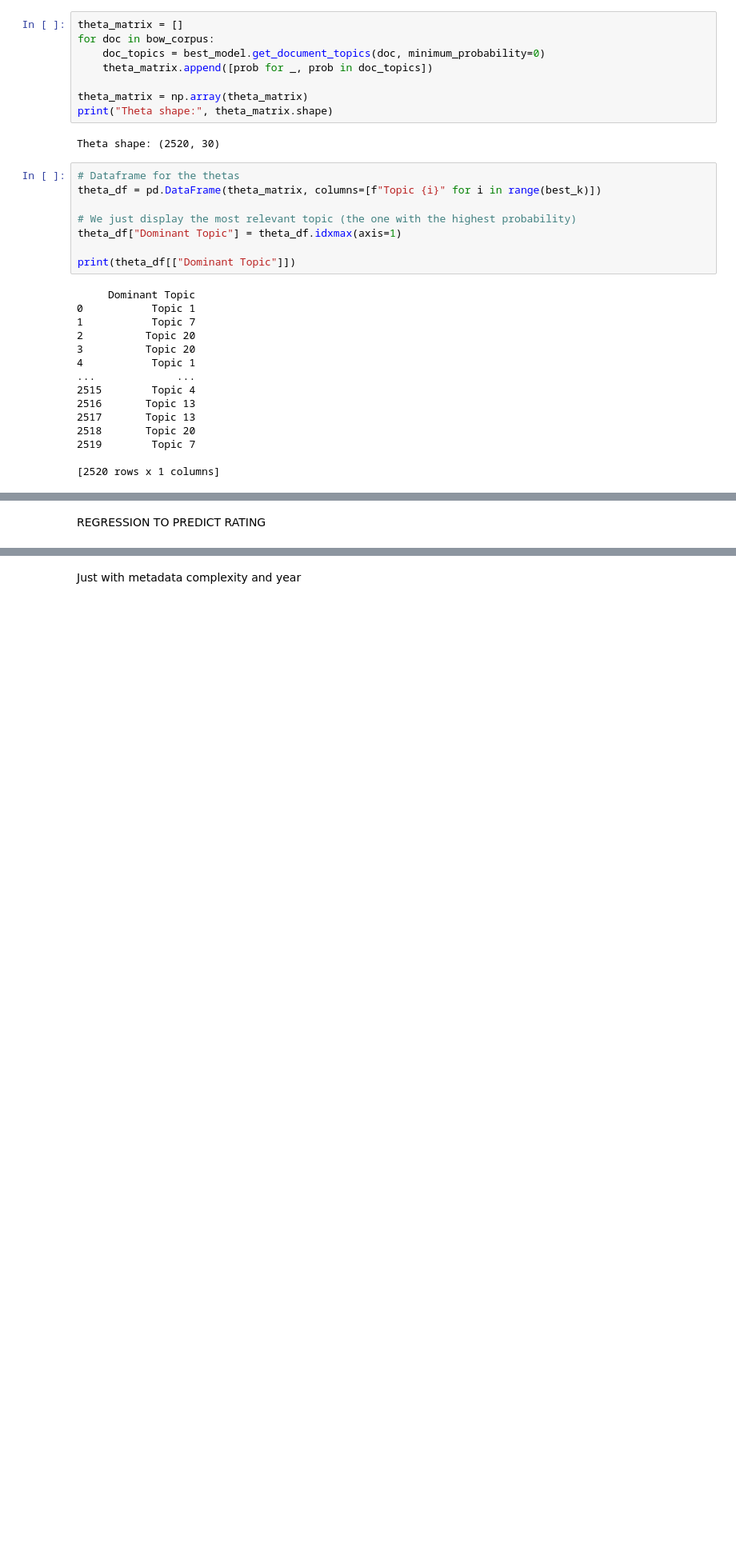
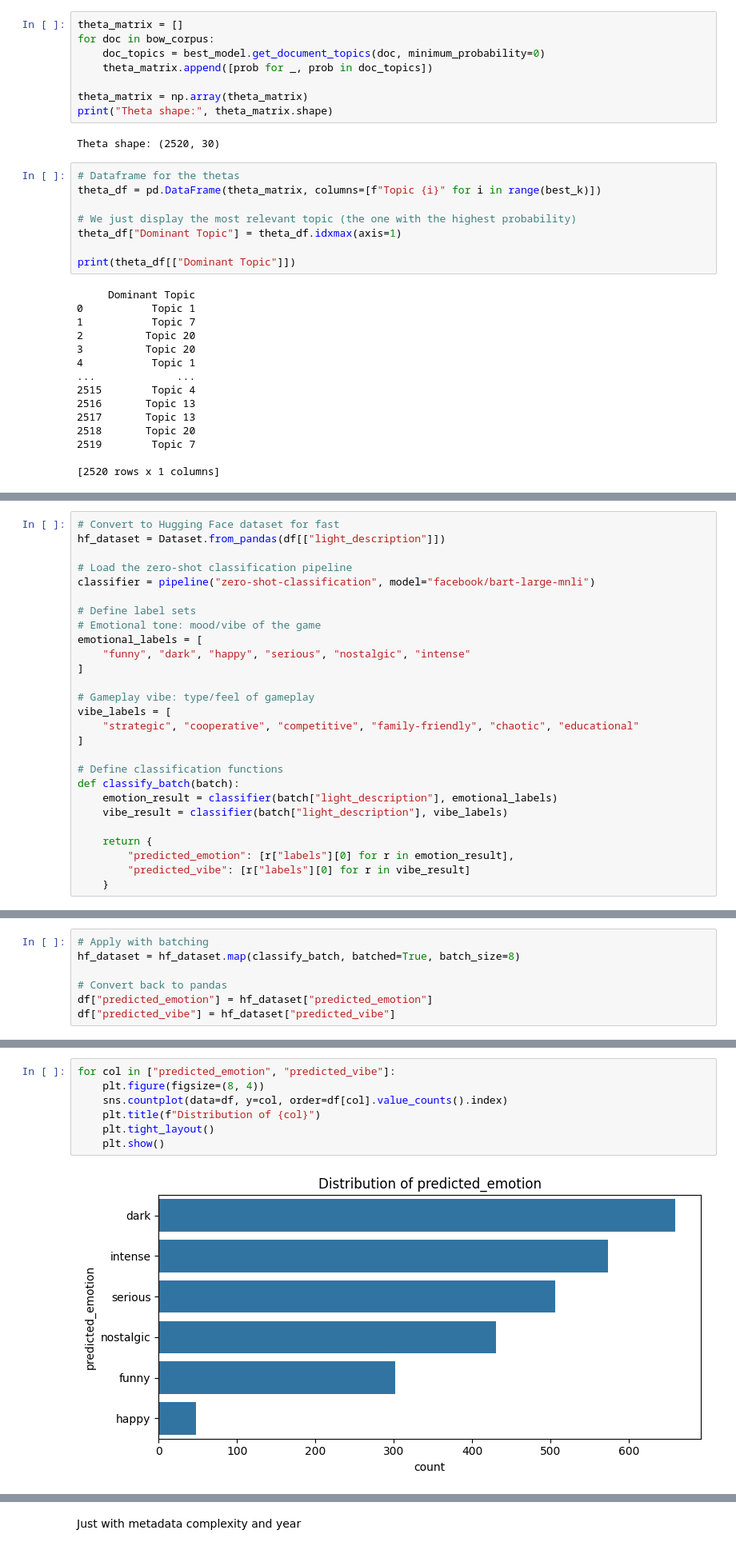
Before and after one commit to alexgaarciia/MLApps_BoardGames, a Jupyter notebook: mlapps_final_project.ipynb, the cells around one changed output, grey strips where cells are left out. Shown at 80% size. Cells and saved outputs as stored; diff of their text form; blank space fills up the shorter version.

Commit message:
He cambiado la parte de sentiment analysis para predecir emotion y vibe; también añado los nuevos datasets

```diff
--- a/mlapps_final_project.ipynb
+++ b/mlapps_final_project.ipynb
@@ -432,0 +436,27 @@ Device set to use cuda:0
+# %%
+# Convert to Hugging Face dataset for fast
+hf_dataset = Dataset.from_pandas(df[["light_description"]])
+
+# Load the zero-shot classification pipeline
+classifier = pipeline("zero-shot-classification", model="facebook/bart-large-mnli")
+
+# Define label sets
+# Emotional tone: mood/vibe of the game
+emotional_labels = [
+    "funny", "dark", "happy", "serious", "nostalgic", "intense"
+]
+
+# Gameplay vibe: type/feel of gameplay
+vibe_labels = [
+    "strategic", "cooperative", "competitive", "family-friendly", "chaotic", "educational"
+]
+
+# Define classification functions
+def classify_batch(batch):
+    emotion_result = classifier(batch["light_description"], emotional_labels)
+    vibe_result = classifier(batch["light_description"], vibe_labels)
+
+    return {
+        "predicted_emotion": [r["labels"][0] for r in emotion_result],
+        "predicted_vibe": [r["labels"][0] for r in vibe_result]
+    }
@@ -432,0 +465,7 @@ Device set to use cuda:0
+# %%
+# Apply with batching
+hf_dataset = hf_dataset.map(classify_batch, batched=True, batch_size=8)
+
+# Convert back to pandas
+df["predicted_emotion"] = hf_dataset["predicted_emotion"]
+df["predicted_vibe"] = hf_dataset["predicted_vibe"]
@@ -457,2 +505,9 @@ caesar cleopatra player card lay game player assume role great leader caesar wan
-# %% [markdown]
-REGRESSION TO PREDICT RATING
+# %%
+for col in ["predicted_emotion", "predicted_vibe"]:
+    plt.figure(figsize=(8, 4))
+    sns.countplot(data=df, y=col, order=df[col].value_counts().index)
+    plt.title(f"Distribution of {col}")
+    plt.tight_layout()
+    plt.show()
+# %% [output]
+[figure, added]
```
Also changed, not shown: parts of 23 cells of this notebook, 2 other files.
